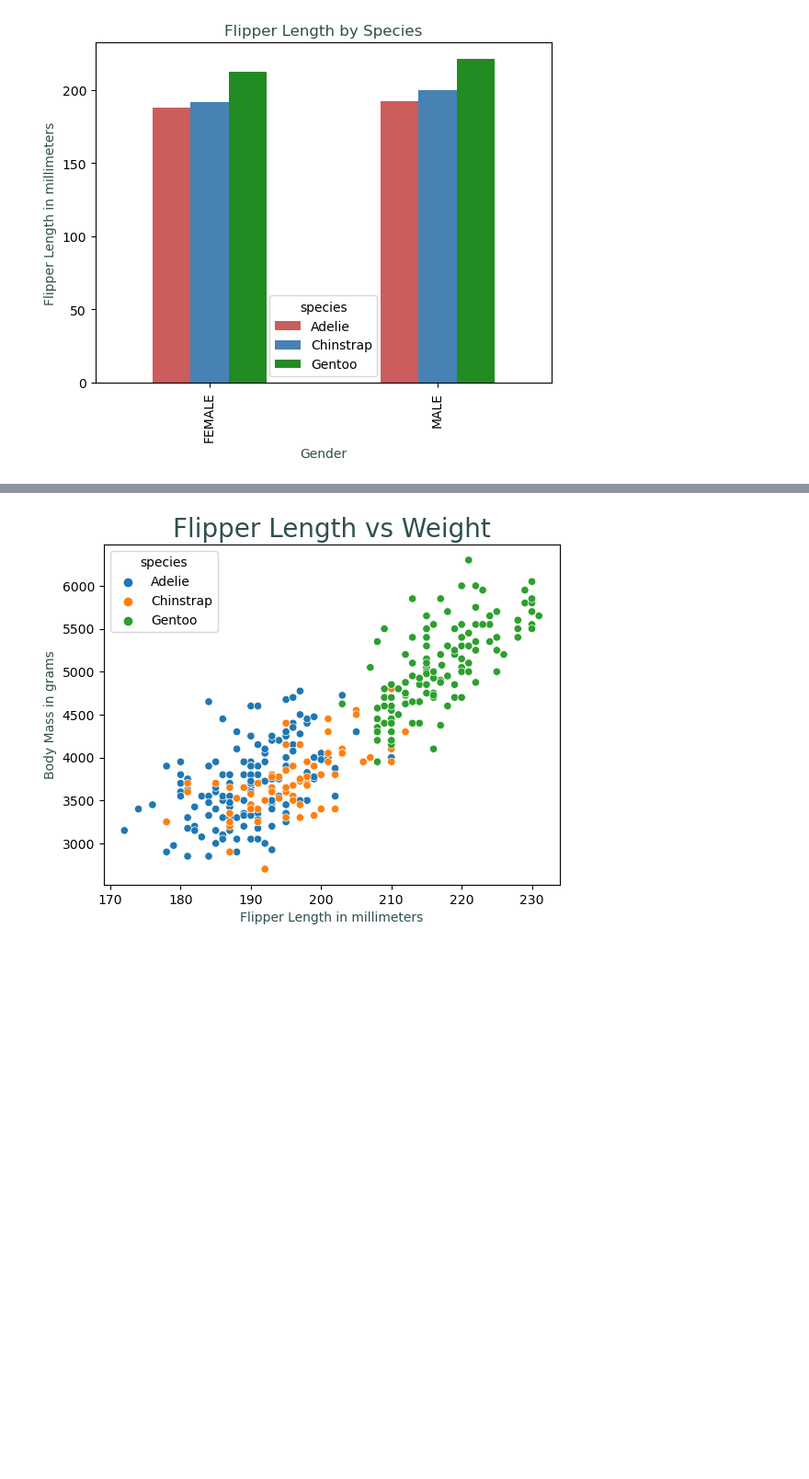
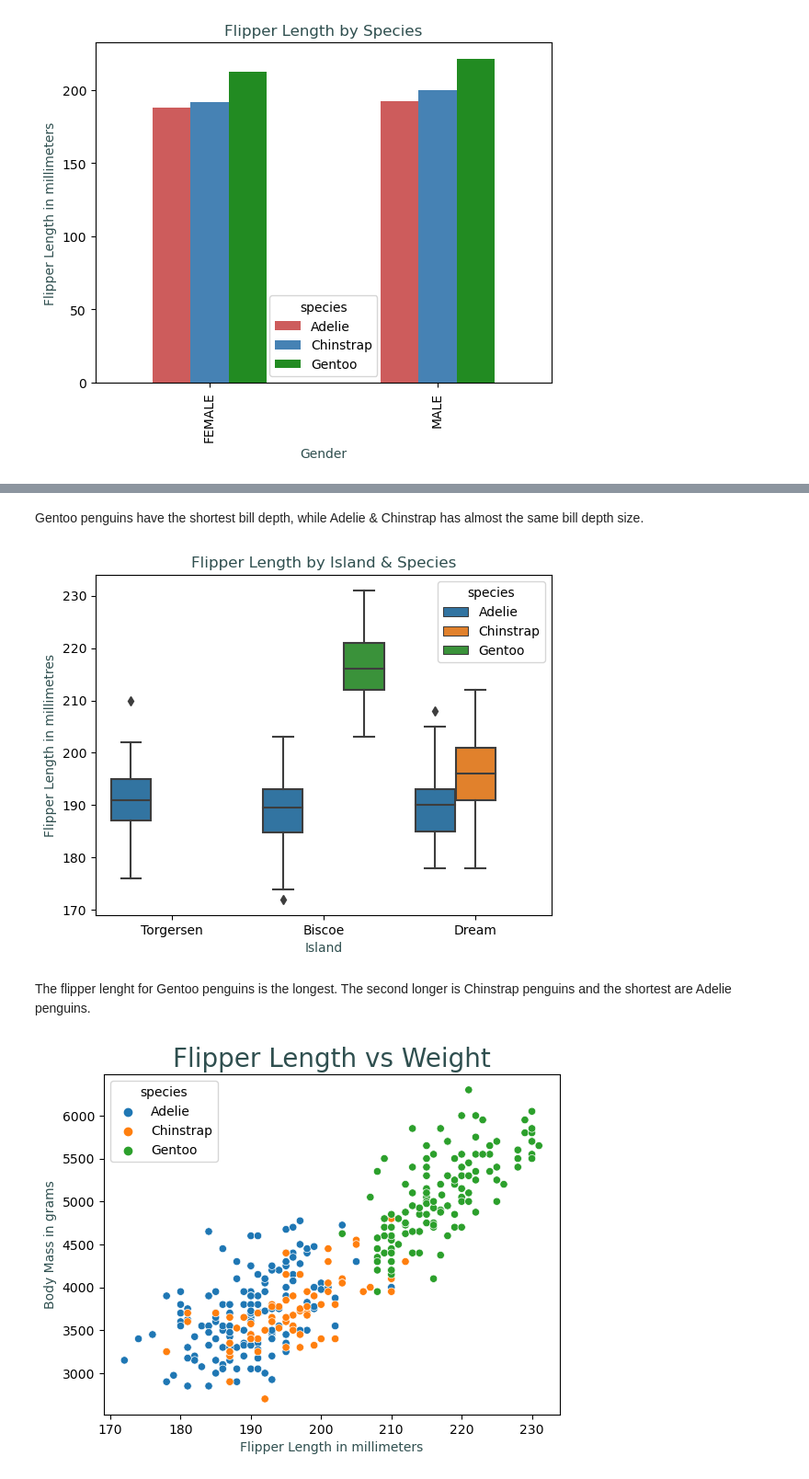
Before and after one commit to UWASIKLK/pda---mywork, a Jupyter notebook: penguins-project.ipynb, the cells around one changed output, grey strips where cells are left out. Shown at 92% size. Saved outputs shown, nothing was run; the diff lists cells and outputs as text; code cells hidden in the pictures; blank space fills up the shorter version.

```diff
--- a/penguins-project.ipynb
+++ b/penguins-project.ipynb
@@ -434,3 +481,17 @@ plt.show()
+# %% [markdown]
+Gentoo penguins have the shortest bill depth, while Adelie & Chinstrap has almost the same bill depth size.
+# %%
+# Creating a box plot using the island, bill depth and it is sort out by 3 species.
+
+box = sns.boxplot(x = 'island', y = 'flipper_length_mm', hue ='species', data = penguins)
+plt.xlabel('Island', color ='darkslategray')
+plt.ylabel('Flipper Length in millimetres', color ='darkslategray')
+plt.title('Flipper Length by Island & Species', color ='darkslategray')
+plt.show()
+# %% [output]
+[figure, added]
+# %% [markdown]
+The flipper lenght for Gentoo penguins is the longest. The second longer is Chinstrap penguins and the shortest are Adelie penguins.
 # %%
 # This is a scatter plot chart using all information from dataset sort out by species.
 
```
Also changed, not shown: parts of 17 cells of this notebook.
